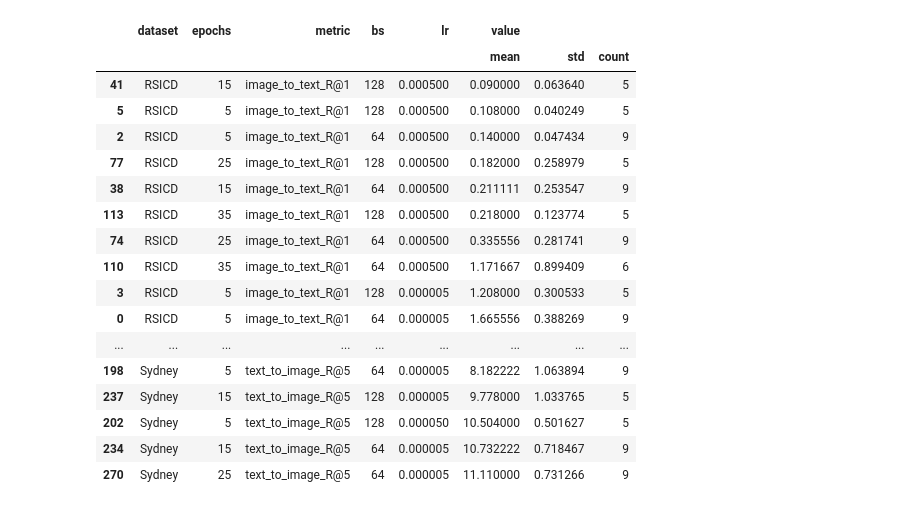
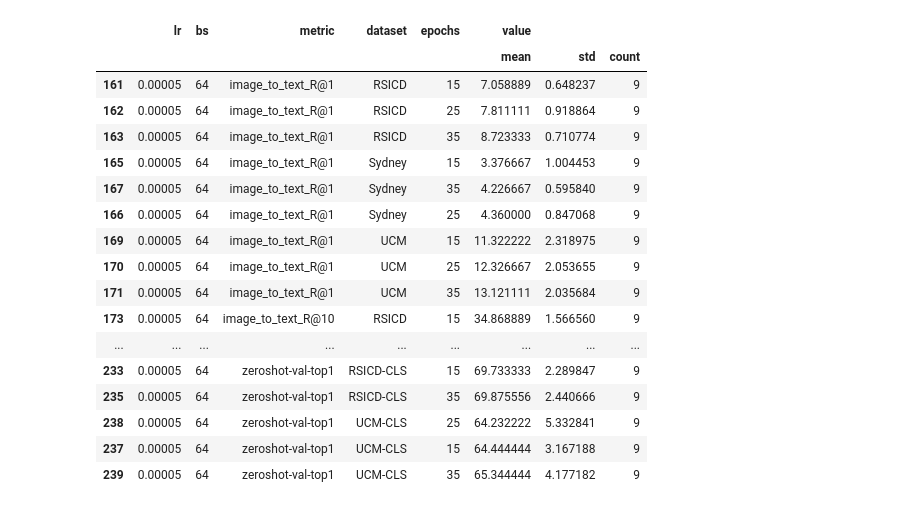
Before and after one commit to nataliehh/thesis2023-2024, a Jupyter notebook: results_analysis.ipynb, the cells around one changed output. Saved outputs shown, nothing was run; the diff lists cells and outputs as text; code cells hidden in the pictures.

Commit message:
Further param tuning results (more epochs, less lr options)

```diff
--- a/results_analysis.ipynb
+++ b/results_analysis.ipynb
@@ -94,26 +94,26 @@ df_grouped.to_csv('eval.csv')
 # %%
 df_2 = df_grouped.reset_index()
 # df_2 = df_2[(df_2['method'] == 'ours') & (df_2['ratio'] == 0.2) & (df_2['PL'] == 'ot.image')] # (df_2['metric'] == 'image_to_text_R@5') &
-df_2 = df_2[(df_2['epochs'] > 0) ] # &(df_2['lr']==5e-5)
+df_2 = df_2[(df_2['epochs'] > 5) & (df_2['lr']==5e-5) & (df_2['bs'] == 64)] # &(df_2['lr']==5e-5)
 df_2 = df_2.sort_values(['metric', 'dataset', ('value', 'mean')])
 with pd.option_context('display.max_rows', None, 'display.max_columns', None):
     display(df_2)
 # %% [output]
-|  | dataset | epochs | metric | bs | lr | value |  |  |
+|  | lr | bs | metric | dataset | epochs | value |  |  |
 |  |  |  |  |  |  | mean | std | count |
-| 41 | RSICD | 15 | image_to_text_R@1 | 128 | 0.000500 | 0.090000 | 0.063640 | 5 |
-| 5 | RSICD | 5 | image_to_text_R@1 | 128 | 0.000500 | 0.108000 | 0.040249 | 5 |
-| 2 | RSICD | 5 | image_to_text_R@1 | 64 | 0.000500 | 0.140000 | 0.047434 | 9 |
-| 77 | RSICD | 25 | image_to_text_R@1 | 128 | 0.000500 | 0.182000 | 0.258979 | 5 |
-| 38 | RSICD | 15 | image_to_text_R@1 | 64 | 0.000500 | 0.211111 | 0.253547 | 9 |
-| 113 | RSICD | 35 | image_to_text_R@1 | 128 | 0.000500 | 0.218000 | 0.123774 | 5 |
-| 74 | RSICD | 25 | image_to_text_R@1 | 64 | 0.000500 | 0.335556 | 0.281741 | 9 |
-| 110 | RSICD | 35 | image_to_text_R@1 | 64 | 0.000500 | 1.171667 | 0.899409 | 6 |
-| 3 | RSICD | 5 | image_to_text_R@1 | 128 | 0.000005 | 1.208000 | 0.300533 | 5 |
-| 0 | RSICD | 5 | image_to_text_R@1 | 64 | 0.000005 | 1.665556 | 0.388269 | 9 |
+| 161 | 0.00005 | 64 | image_to_text_R@1 | RSICD | 15 | 7.058889 | 0.648237 | 9 |
+| 162 | 0.00005 | 64 | image_to_text_R@1 | RSICD | 25 | 7.811111 | 0.918864 | 9 |
+| 163 | 0.00005 | 64 | image_to_text_R@1 | RSICD | 35 | 8.723333 | 0.710774 | 9 |
+| 165 | 0.00005 | 64 | image_to_text_R@1 | Sydney | 15 | 3.376667 | 1.004453 | 9 |
+| 167 | 0.00005 | 64 | image_to_text_R@1 | Sydney | 35 | 4.226667 | 0.595840 | 9 |
+| 166 | 0.00005 | 64 | image_to_text_R@1 | Sydney | 25 | 4.360000 | 0.847068 | 9 |
+| 169 | 0.00005 | 64 | image_to_text_R@1 | UCM | 15 | 11.322222 | 2.318975 | 9 |
+| 170 | 0.00005 | 64 | image_to_text_R@1 | UCM | 25 | 12.326667 | 2.053655 | 9 |
+| 171 | 0.00005 | 64 | image_to_text_R@1 | UCM | 35 | 13.121111 | 2.035684 | 9 |
+| 173 | 0.00005 | 64 | image_to_text_R@10 | RSICD | 15 | 34.868889 | 1.566560 | 9 |
 | ... | ... | ... | ... | ... | ... | ... | ... | ... |
-| 198 | Sydney | 5 | text_to_image_R@5 | 64 | 0.000005 | 8.182222 | 1.063894 | 9 |
-| 237 | Sydney | 15 | text_to_image_R@5 | 128 | 0.000005 | 9.778000 | 1.033765 | 5 |
-| 202 | Sydney | 5 | text_to_image_R@5 | 128 | 0.000050 | 10.504000 | 0.501627 | 5 |
-| 234 | Sydney | 15 | text_to_image_R@5 | 64 | 0.000005 | 10.732222 | 0.718467 | 9 |
-| 270 | Sydney | 25 | text_to_image_R@5 | 64 | 0.000005 | 11.110000 | 0.731266 | 9 |
+| 233 | 0.00005 | 64 | zeroshot-val-top1 | RSICD-CLS | 15 | 69.733333 | 2.289847 | 9 |
+| 235 | 0.00005 | 64 | zeroshot-val-top1 | RSICD-CLS | 35 | 69.875556 | 2.440666 | 9 |
+| 238 | 0.00005 | 64 | zeroshot-val-top1 | UCM-CLS | 25 | 64.232222 | 5.332841 | 9 |
+| 237 | 0.00005 | 64 | zeroshot-val-top1 | UCM-CLS | 15 | 64.444444 | 3.167188 | 9 |
+| 239 | 0.00005 | 64 | zeroshot-val-top1 | UCM-CLS | 35 | 65.344444 | 4.177182 | 9 |
```
Also changed, not shown: parts of 3 cells of this notebook, 3 other files.
